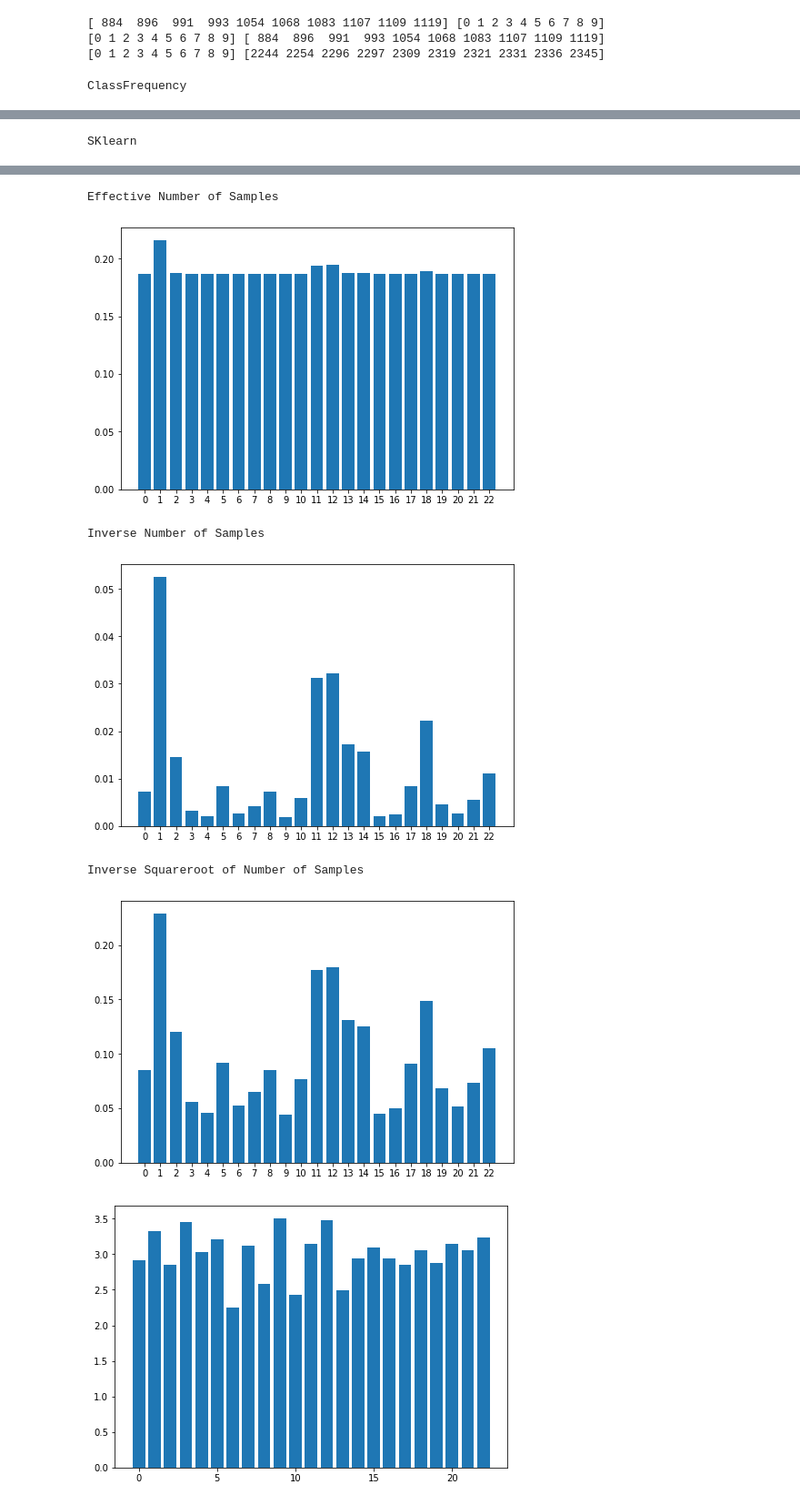
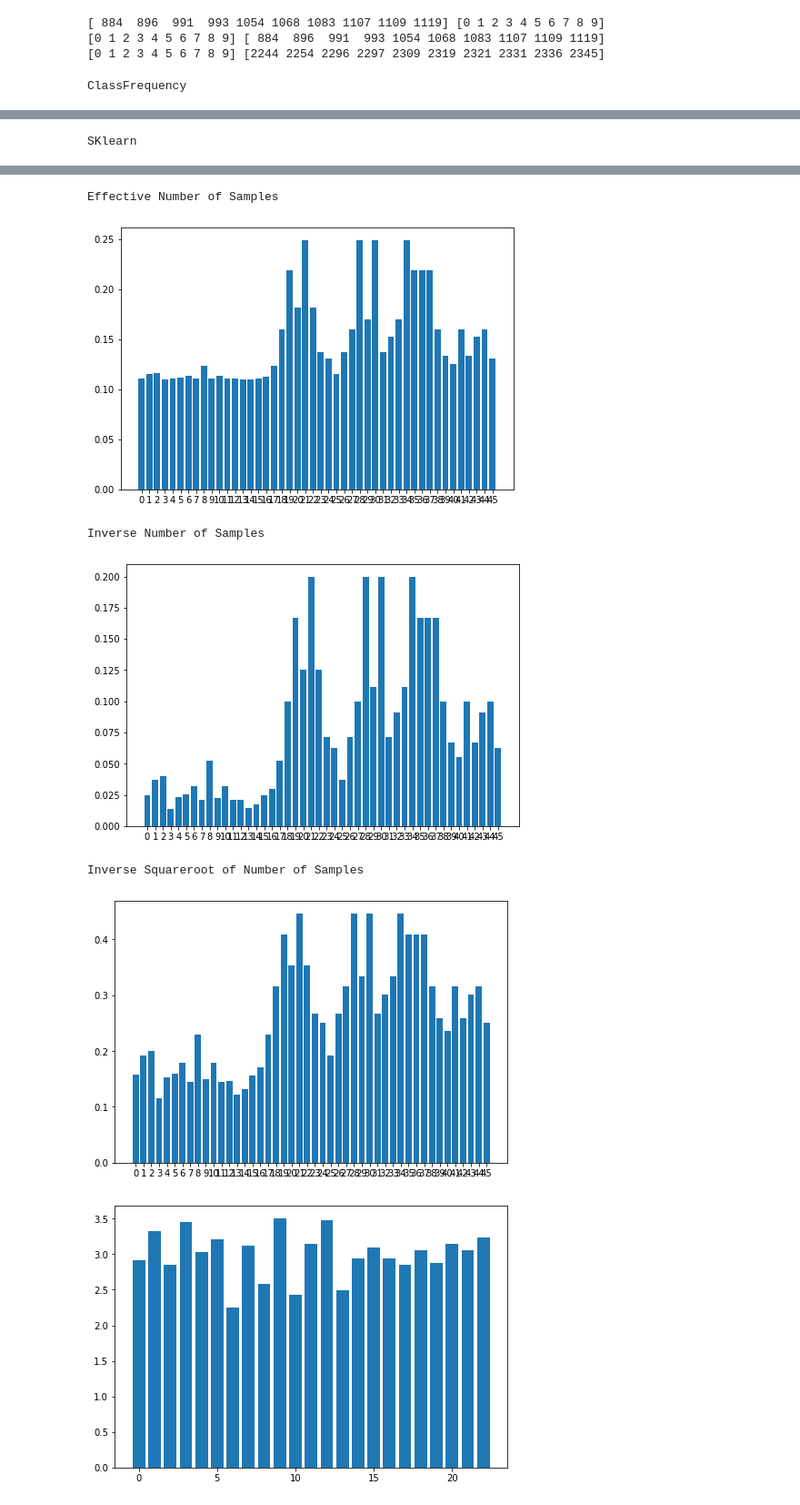
Before and after one commit to Asheeshkrsharma/Identification-OpenCows, a Jupyter notebook: 2021MakeData.ipynb, the cells around one changed output, grey strips where cells are left out. Shown at 91% size. Saved outputs shown, nothing was run; the diff lists cells and outputs as text; code cells hidden in the pictures.

Commit message:
2020 Dataset Improvement

```diff
--- a/2021MakeData.ipynb
+++ b/2021MakeData.ipynb
@@ -204,0 +197,33 @@ print(numpy.unique(labels))
+# %%
+import matplotlib.pyplot as plt
+classFrequency = numpy.zeros(numpy.unique(labels).shape)
+
+def labels_to_class_weights(labels, nc=80):
+    # Get class weights (inverse frequency) from training labels
+    classes = numpy.asarray(labels)
+    weights = numpy.bincount(classes, minlength=nc)  # occurences per class
+    weights[weights == 0] = 1  # replace empty bins with 1
+    weights = 1 / weights  # number of targets per class
+    weights /= weights.sum()  # normalize
+    return weights
+
+for track in dataSetFin['traink0']:
+    classFrequency[track['label']] += 1
+
+# for track in data:
+#     classFrequency[track['label']] += 1
+
+plt.rcParams["figure.figsize"] = (15, 5)
+width = 0.40
+x = numpy.unique(labels)
+ax = plt.axes()
+# plt.bar(x-0.2, classFrequency, width, color='cyan')
+plt.bar(x-0.2, classFrequency / numpy.sum(classFrequency), width, color='cyan')
+plt.bar(x+0.2, labels_to_class_weights(labels, nc=len(x)), width, color='green')
+
+ax.set_xticks(x)
+ax.set_xticklabels(['$C_{{{}}}$'.format(i) for i in x])
+plt.xlabel("Individual")
+plt.ylabel("Number of Samples")
+plt.legend(["Class frequency", "Weights"])
+plt.show()
@@ -531,11 +558,10 @@ import matplotlib.pyplot as plt
 from utils.classWeights import ClassWeights
 import math
 
-
 batchSize = 25
 trainingDataset = OpenSetCows2021TrackLet(
-    "/Users/as16542/Downloads/3owflku95bxsx24643cybxu3qh",
-    'utils/opencowsTracklets2017.json',
+    "/Users/as16542/Downloads/10m32xl88x2b61zlkkgz3fml17",
+    'utils/opencowsTracklets2020.json',
     maxSequenceLength=5,
     split='traink2',
     trackletChoiceProb = 0.4,
@@ -555,9 +581,10 @@ trainingDataLoader = DataLoader(
 # ax.bar(langs,students)
 # plt.show()
 
-with open('utils/opencowsTracklets2017.json') as f:
+with open('utils/opencowsTracklets2020.json') as f:
     dataSet = json.load(f)
 
+import matplotlib.pyplot as plt
 classFrequency = []
 for track in dataSet['train']:
     classFrequency.append(track['label'])
@@ -585,7 +612,7 @@ plt.show()
 print('Effective Number of Samples')
 fig = plt.figure()
 ax = fig.add_axes([0,0,1,1])
-weights = ClassWeights(trainingDataset.classFrequency, trainingDataset.numClasses, 'ENS', beta=0.9, normalise=True)() * 100
+weights = ClassWeights(trainingDataset.classFrequency, trainingDataset.numClasses, 'ENS', beta=0.89, normalise=False)()
 ax.bar(langs, weights)
 plt.show()
 
@@ -610,9 +637,9 @@ SKlearn
 Effective Number of Samples
-[figure, old version]
+[figure, new version]
 Inverse Number of Samples
-[figure, old version]
+[figure, new version]
 Inverse Squareroot of Number of Samples
-[figure, old version]
+[figure, new version]
 # %%
 import matplotlib.pyplot as plt
 plt.plot([i%23 for i in range(92)])
```
Also changed, not shown: parts of 5 cells of this notebook, 3 other files.
